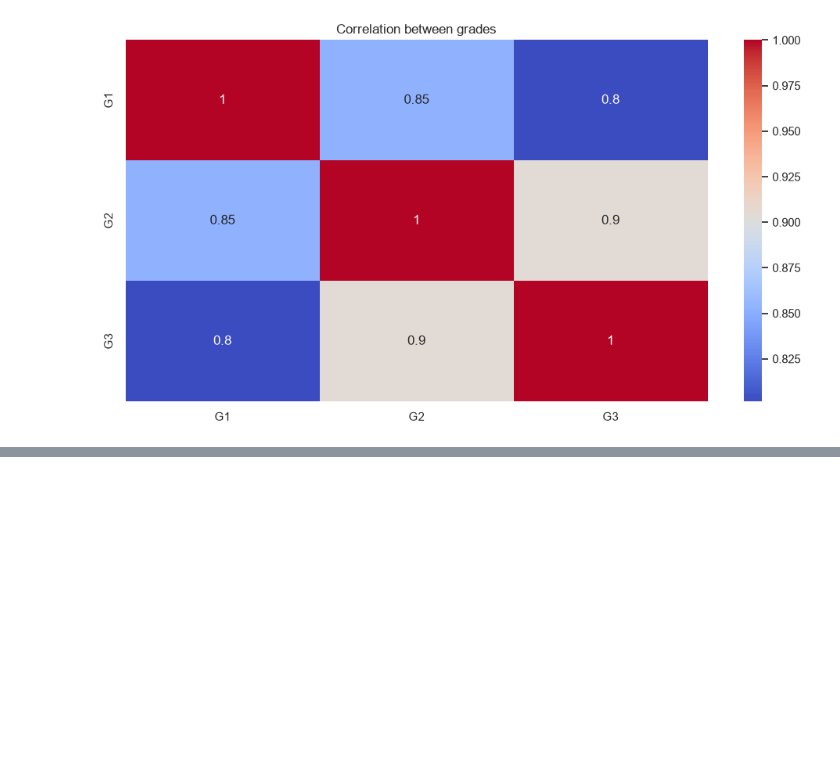
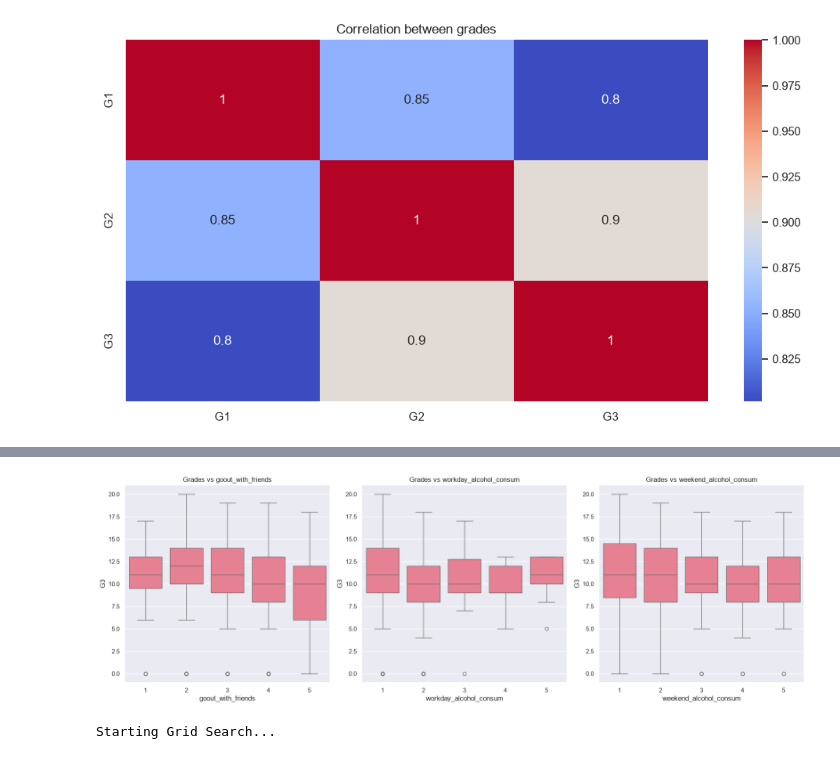
Before and after one commit to shiocanel/ml-ai-projects, a Jupyter notebook: student_final_grade/student_performance.ipynb, the cells around one changed output, grey strips where cells are left out. Cells and saved outputs as stored; diff of their text form; code cells hidden in the pictures; blank space fills up the shorter version.

```diff
--- a/student_final_grade/student_performance.ipynb
+++ b/student_final_grade/student_performance.ipynb
@@ -70,0 +117,48 @@ plt.show()
+# %%
+social_factors = ["goout_with_friends", "workday_alcohol_consum", "weekend_alcohol_consum"]
+fig, axes = plt.subplots(1, 3, figsize=(18, 6))
+
+for i, factor in enumerate(social_factors):
+    sns.boxplot(data=df, x=factor, y="G3", ax=axes[i])
+    axes[i].set_title(f"Grades vs {factor}")
+
+plt.tight_layout()
+plt.show()
+# %% [output]
+[figure, added]
+# %%
+X = df.drop(["G1", "G2", "G3"], axis=1)
+y = df["G3"]
+
+X_train, X_test, y_train, y_test = train_test_split(X, y, test_size=0.2, random_state=42)
+
+categorical_cols = X_train.select_dtypes(include=["object", "string"]).columns
+numerical_cols = X_train.select_dtypes(include=["int64", "float64"]).columns
+
+preprocessor = ColumnTransformer(
+    transformers=[
+        ('cat', OneHotEncoder(handle_unknown="ignore", sparse_output=False), categorical_cols),
+        ('num', StandardScaler(), numerical_cols)
+    ]
+)
+
+pipeline = Pipeline([
+    ("preprocessor", preprocessor),
+    ("model", GradientBoostingRegressor(random_state=42))
+])
+
+param_grid = {
+    'model__n_estimators': [50, 100, 200],      # number of boosting stages
+    'model__learning_rate': [0.01, 0.05, 0.1],  # step size shrinkage
+    'model__max_depth': [3, 4, 5],              # maximum depth
+    'model__min_samples_leaf': [1, 3, 5]        # minimum samples required to be at a leaf node
+}
+
+print("Starting Grid Search...")
+grid_search = GridSearchCV(pipeline, param_grid, cv=5, scoring="neg_mean_squared_error", n_jobs=1)
+grid_search.fit(X_train, y_train)
+
+best_model = grid_search.best_estimator_
+y_pred = best_model.predict(X_test)
+# %% [output]
+Starting Grid Search...
```
Also changed, not shown: parts of 4 cells of this notebook.
